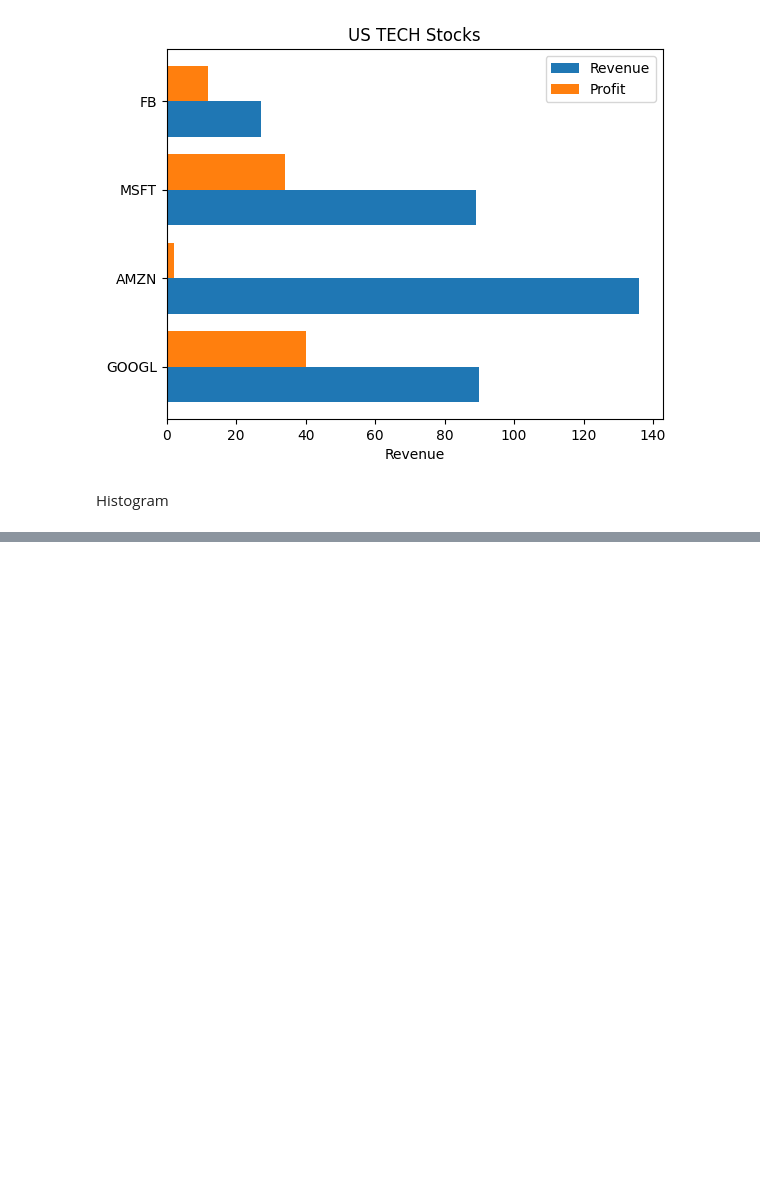
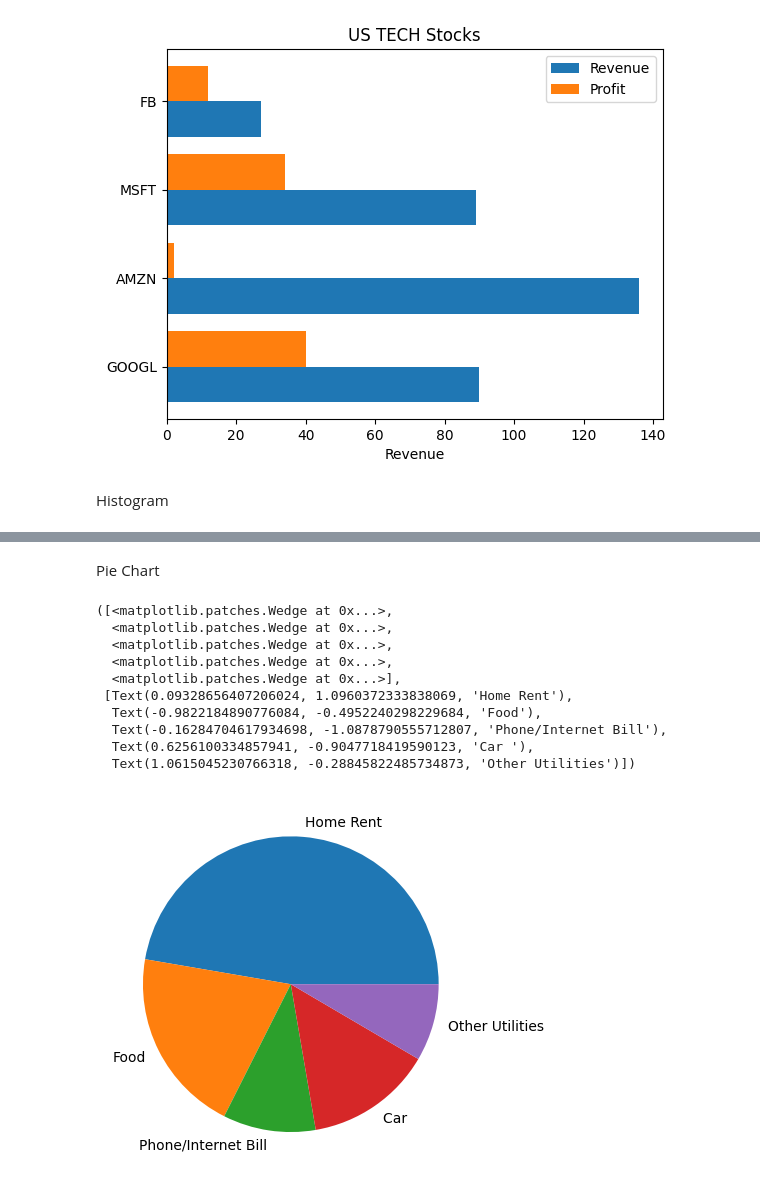
Before and after one commit to ChiefBibek/Matplotlib, a Jupyter notebook: matplot.ipynb, the cells around one changed output, grey strips where cells are left out. Saved outputs shown, nothing was run; the diff lists cells and outputs as text; code cells hidden in the pictures; blank space fills up the shorter version.

```diff
--- a/matplot.ipynb
+++ b/matplot.ipynb
@@ -122,0 +154,18 @@ Histogram
+# %% [markdown]
+Pie Chart
+# %%
+exp_vals = [1400,600,300,410,250]
+exp_labels = ["Home Rent","Food","Phone/Internet Bill","Car ","Other Utilities"]
+plt.pie(exp_vals,labels=exp_labels)
+# %% [output]
+([<matplotlib.patches.Wedge at 0x...>,
+  <matplotlib.patches.Wedge at 0x...>,
+  <matplotlib.patches.Wedge at 0x...>,
+  <matplotlib.patches.Wedge at 0x...>,
+  <matplotlib.patches.Wedge at 0x...>],
+ [Text(0.09328656407206024, 1.0960372333838069, 'Home Rent'),
+  Text(-0.9822184890776084, -0.4952240298229684, 'Food'),
+  Text(-0.16284704617934698, -1.0878790555712807, 'Phone/Internet Bill'),
+  Text(0.6256100334857941, -0.9047718419590123, 'Car '),
+  Text(1.0615045230766318, -0.28845822485734873, 'Other Utilities')])
+[figure, added]
```
Also changed, not shown: parts of 7 cells of this notebook.
